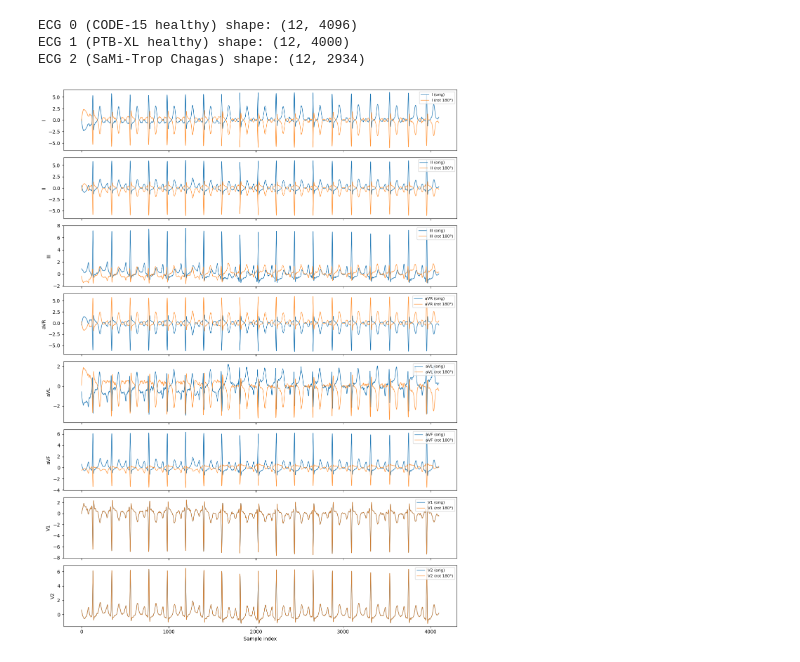
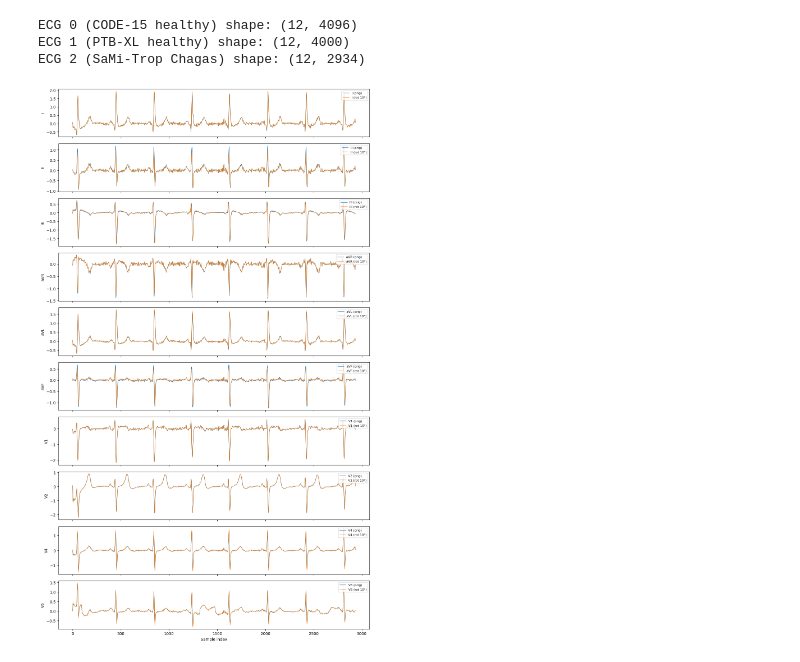
Before and after one commit to floherzler/ecg-chagas-embeddings, a Jupyter notebook: src/ecg_chagas_embeddings/notebooks/axis_rotation_demo.ipynb, the cells around one changed output. Saved outputs shown, nothing was run; the diff lists cells and outputs as text; code cells hidden in the pictures.

```diff
--- a/src/ecg_chagas_embeddings/notebooks/axis_rotation_demo.ipynb
+++ b/src/ecg_chagas_embeddings/notebooks/axis_rotation_demo.ipynb
@@ -13,18 +15,24 @@ import torch
 import numpy as np
 import matplotlib.pyplot as plt
 
+try:
+    import neurokit2 as nk
+except Exception as e:
+    nk = None
+    print("NeuroKit2 not available; QRS-based axis estimation will fall back. Error:", repr(e))
+
 # Paths to three ECG tensors saved as .pt (shape [C,T] or [1,C,T])
 ecg_samples = [
     {
-        "path": "/home/flo178/projects/master-thesis/datasets/physionet2025/processedMaster/bp_sc_norm/1412187.pt",
+        "path": "/home/flo178/projects/master-thesis/datasets/physionet2025/processedMaster/bp/1412187.pt",
         "label": "CODE-15 healthy",
     },
     {
-        "path": "/home/flo178/projects/master-thesis/datasets/physionet2025/processedMaster/bp_sc_norm/13625_hr.pt",
+        "path": "/home/flo178/projects/master-thesis/datasets/physionet2025/processedMaster/bp/13625_hr.pt",
         "label": "PTB-XL healthy",
     },
     {
-        "path": "/home/flo178/projects/master-thesis/datasets/physionet2025/processedMaster/bp_sc_norm/59038.pt",
+        "path": "/home/flo178/projects/master-thesis/datasets/physionet2025/processedMaster/bp/137001.pt",
         "label": "SaMi-Trop Chagas",
     },
 ]
@@ -43,8 +51,11 @@ for i, (e, sample) in enumerate(zip(ecgs, ecg_samples)):
 lead_order = ["I", "II", "III", "aVR", "aVL", "aVF", "V1", "V2", "V3", "V4", "V5", "V6"]
 
 # Which ECG to visualize in 2D lead plots
-plot_idx = 0
+plot_idx = 2
 ecg = ecgs[plot_idx]
+
+# Set this to your dataset sampling rate (Hz)
+sampling_rate = 400
 # %% [output]
 ECG 0 (CODE-15 healthy) shape: (12, 4096)
 ECG 1 (PTB-XL healthy) shape: (12, 4000)
@@ -87,27 +142,27 @@ def rotate_frontal_plane(ecg_in, angle_deg, lead_order):
 
     return ecg_out
 # %%
-angle_deg = 180  # rotation angle for frontal-plane demo
-ecg_rots = [rotate_frontal_plane(e, angle_deg, lead_order) for e in ecgs]
+angle_deg = 10  # rotation angle for frontal-plane demo
+ecg_rots = [rotate_vcg_frontal_plane_12lead(e, angle_deg, lead_order) for e in ecgs]
 ecg_rot = ecg_rots[plot_idx]
 
 # Plot a subset of leads
-plot_leads = ["I", "II", "III", "aVR", "aVL", "aVF", "V1", "V2"]
+plot_leads = ["I", "II", "III", "aVR", "aVL", "aVF", "V1", "V2", "V4", "V6"]
 n = len(plot_leads)
 fig, axes = plt.subplots(n, 1, figsize=(12, 2 * n), sharex=True)
 if n == 1:
     axes = [axes]
 
 t = np.arange(ecg.shape[1])
 for ax, name in zip(axes, plot_leads):
     idx = lead_order.index(name)
     ax.plot(t, ecg[idx], label=f"{name} (orig)", linewidth=1)
     ax.plot(t, ecg_rot[idx], label=f"{name} (rot {angle_deg}°)", linewidth=1, alpha=0.8)
     ax.set_ylabel(name)
     ax.legend(loc="upper right", fontsize=8)
 
 axes[-1].set_xlabel("Sample index")
 plt.tight_layout()
 # %% [output]
-[figure, old version]
+[figure, new version]
 # %%
```
Also changed, not shown: parts of 5 cells of this notebook, 43 other files.
